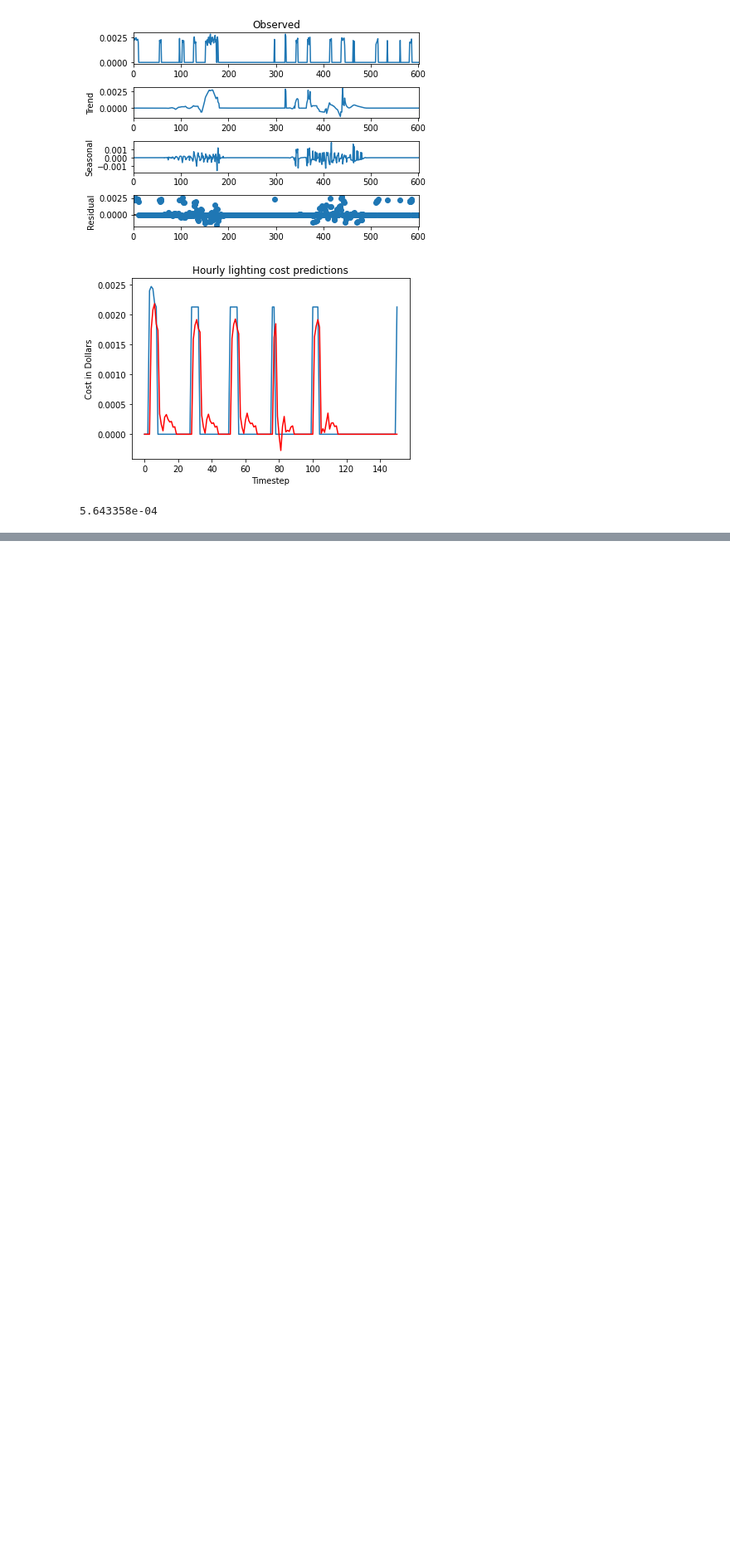
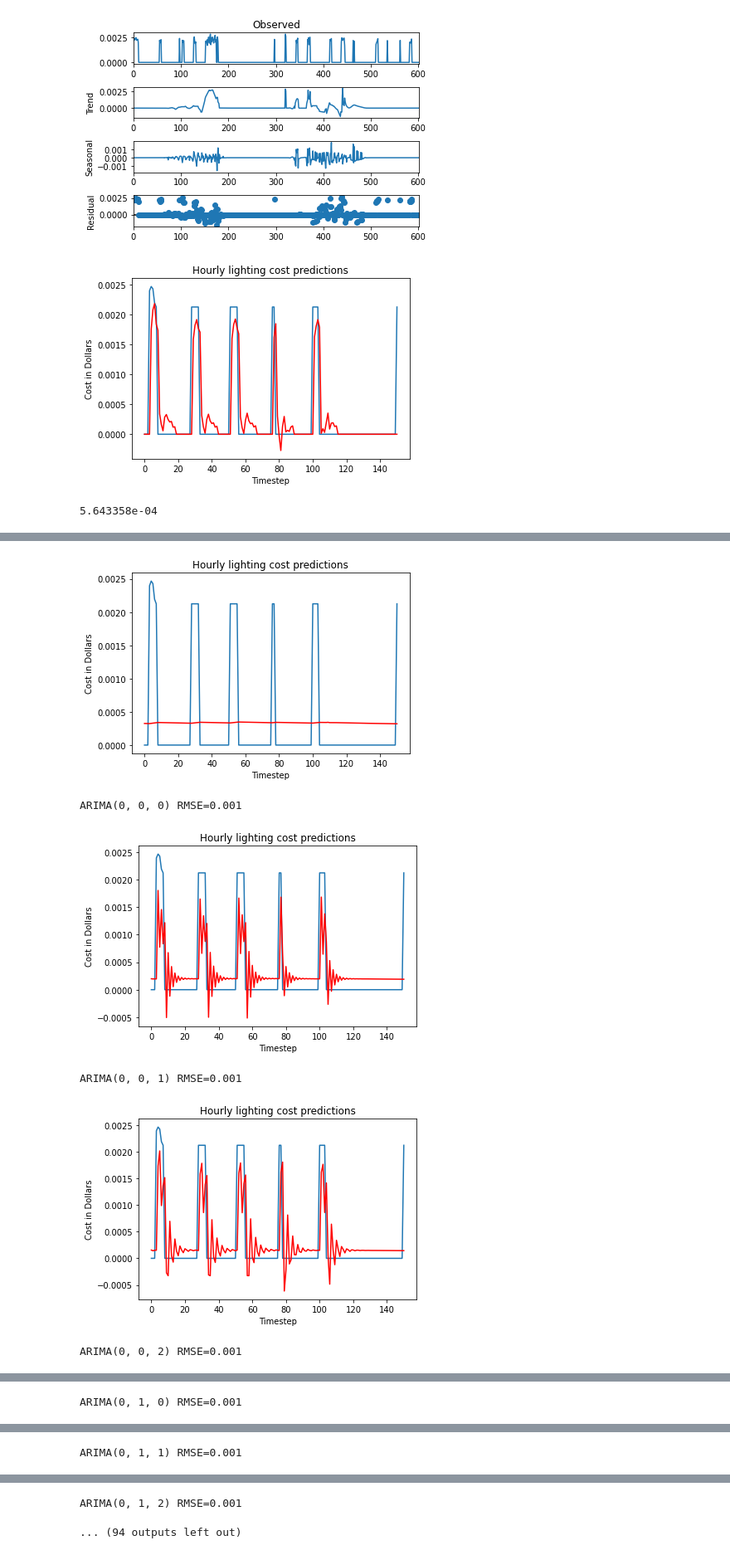
Before and after one commit to smannan/LIFXBulbAnalysis, a Jupyter notebook: SmartBulbARIMAModel.ipynb, the cells around one changed output, grey strips where cells are left out. Shown at 83% size. Cells and saved outputs as stored; diff of their text form; code cells hidden in the pictures; blank space fills up the shorter version.

Commit message:
grid search for optimal params

```diff
--- a/SmartBulbARIMAModel.ipynb
+++ b/SmartBulbARIMAModel.ipynb
@@ -252,0 +252,40 @@ print (rmse_auto_arima)
+# %%
+# evaluate combinations of p, d and q values for an ARIMA model
+def grid_search(train, test, p_values, d_values, q_values, modelType='ARIMA'):
+  best_score, best_cfg = float("inf"), None
+
+  for p in p_values:
+    for d in d_values:
+      for q in q_values:
+        order = (p,d,q)
+
+        try:
+          preds, rmse = rolling_predictions(train, test, order=order, modelType=modelType)
+          plot_preds(test, preds)
+
+          if rmse < best_score:
+            best_score, best_cfg = rmse, order
+
+          print('ARIMA%s RMSE=%.3f' % (order, rmse))
+
+        except:
+          continue
+
+  print('Best ARIMA%s MSE=%.3f' % (best_cfg, best_score))
+  return best_cfg, best_score
+# %%
+import warnings
+
+# evaluate parameters
+p_values = range(0, 10)
+d_values = range(0, 3)
+q_values = range(0, 3)
+warnings.filterwarnings("ignore")
+order, score = grid_search(train, test, p_values, d_values, q_values)
+# %% [output]
+[figure, added]
+ARIMA(0, 0, 0) RMSE=0.001
+[figure, added]
+ARIMA(0, 0, 1) RMSE=0.001
+[figure, added]
+ARIMA(0, 0, 2) RMSE=0.001
@@ -252,0 +293 @@ print (rmse_auto_arima)
+ARIMA(0, 1, 0) RMSE=0.001
@@ -252,0 +295 @@ print (rmse_auto_arima)
+ARIMA(0, 1, 1) RMSE=0.001
@@ -252,0 +297,2 @@ print (rmse_auto_arima)
+ARIMA(0, 1, 2) RMSE=0.001
+... (94 outputs left out)
```
Also changed, not shown: parts of 11 cells of this notebook.
